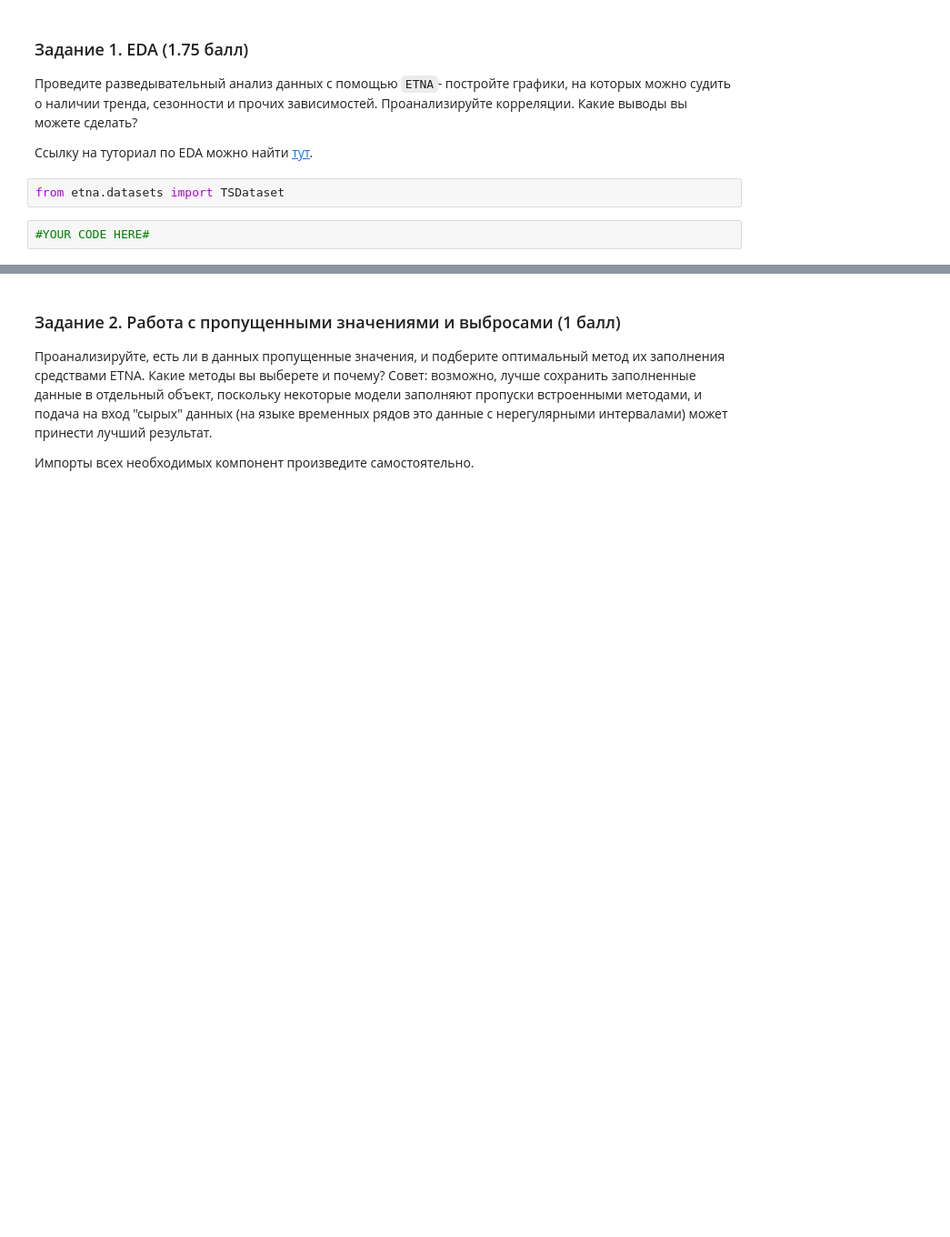
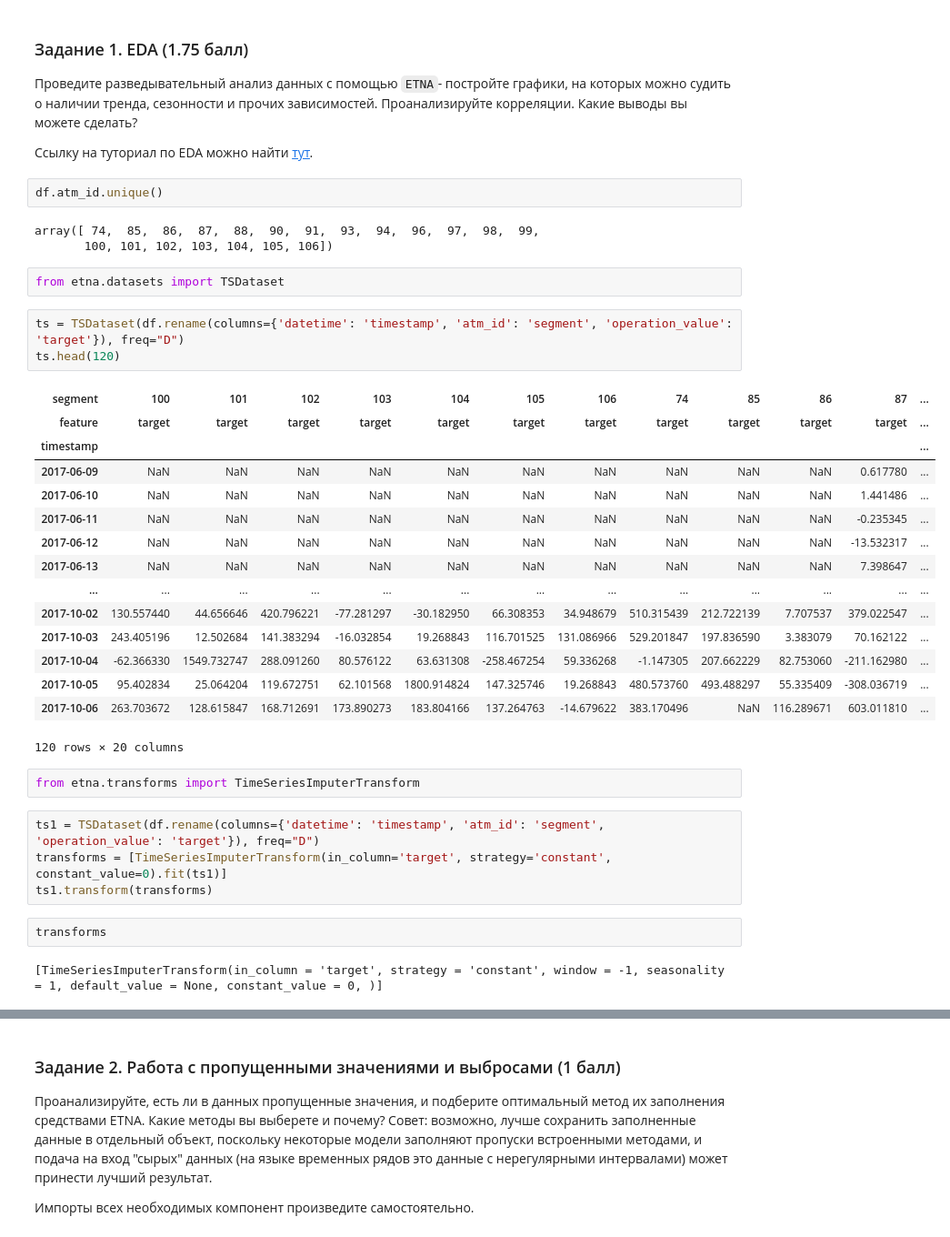
Before and after one commit to evslou/DS, a Jupyter notebook: DAA/HW3_ts.ipynb, the cells around one changed output, grey strips where cells are left out. Shown at 91% size. Cells and saved outputs as stored; diff of their text form; blank space fills up the shorter version.

```diff
--- a/DAA/HW3_ts.ipynb
+++ b/DAA/HW3_ts.ipynb
@@ -52,7 +57,39 @@ df.head()
 Проведите разведывательный анализ данных с помощью `ETNA`- постройте графики, на которых можно судить о наличии тренда, сезонности и прочих зависимостей. Проанализируйте корреляции. Какие выводы вы можете сделать?
 
 Ссылку на туториал по EDA можно найти [тут](https://docs.etna.ai/stable/tutorials/103-EDA.html#EDA).
+# %%
+df.atm_id.unique()
+# %% [output]
+array([ 74,  85,  86,  87,  88,  90,  91,  93,  94,  96,  97,  98,  99,
+       100, 101, 102, 103, 104, 105, 106])
 # %%
 from etna.datasets import TSDataset
-# %%
-#YOUR CODE HERE#
+# %%
+ts = TSDataset(df.rename(columns={'datetime': 'timestamp', 'atm_id': 'segment', 'operation_value': 'target'}), freq="D")
+ts.head(120)
+# %% [output]
+| segment | 100 | 101 | 102 | 103 | 104 | 105 | 106 | 74 | 85 | 86 | 87 | ... |
+| feature | target | target | target | target | target | target | target | target | target | target | target | ... |
+| timestamp |  |  |  |  |  |  |  |  |  |  |  | ... |
+| 2017-06-09 | NaN | NaN | NaN | NaN | NaN | NaN | NaN | NaN | NaN | NaN | 0.617780 | ... |
+| 2017-06-10 | NaN | NaN | NaN | NaN | NaN | NaN | NaN | NaN | NaN | NaN | 1.441486 | ... |
+| 2017-06-11 | NaN | NaN | NaN | NaN | NaN | NaN | NaN | NaN | NaN | NaN | -0.235345 | ... |
+| 2017-06-12 | NaN | NaN | NaN | NaN | NaN | NaN | NaN | NaN | NaN | NaN | -13.532317 | ... |
+| 2017-06-13 | NaN | NaN | NaN | NaN | NaN | NaN | NaN | NaN | NaN | NaN | 7.398647 | ... |
+| ... | ... | ... | ... | ... | ... | ... | ... | ... | ... | ... | ... | ... |
+| 2017-10-02 | 130.557440 | 44.656646 | 420.796221 | -77.281297 | -30.182950 | 66.308353 | 34.948679 | 510.315439 | 212.722139 | 7.707537 | 379.022547 | ... |
+| 2017-10-03 | 243.405196 | 12.502684 | 141.383294 | -16.032854 | 19.268843 | 116.701525 | 131.086966 | 529.201847 | 197.836590 | 3.383079 | 70.162122 | ... |
+| 2017-10-04 | -62.366330 | 1549.732747 | 288.091260 | 80.576122 | 63.631308 | -258.467254 | 59.336268 | -1.147305 | 207.662229 | 82.753060 | -211.162980 | ... |
+| 2017-10-05 | 95.402834 | 25.064204 | 119.672751 | 62.101568 | 1800.914824 | 147.325746 | 19.268843 | 480.573760 | 493.488297 | 55.335409 | -308.036719 | ... |
+| 2017-10-06 | 263.703672 | 128.615847 | 168.712691 | 173.890273 | 183.804166 | 137.264763 | -14.679622 | 383.170496 | NaN | 116.289671 | 603.011810 | ... |
+120 rows × 20 columns
+# %%
+from etna.transforms import TimeSeriesImputerTransform
+# %%
+ts1 = TSDataset(df.rename(columns={'datetime': 'timestamp', 'atm_id': 'segment', 'operation_value': 'target'}), freq="D")
+transforms = [TimeSeriesImputerTransform(in_column='target', strategy='constant', constant_value=0).fit(ts1)]
+ts1.transform(transforms)
+# %%
+transforms
+# %% [output]
+[TimeSeriesImputerTransform(in_column = 'target', strategy = 'constant', window = -1, seasonality = 1, default_value = None, constant_value = 0, )]
```
Also changed, not shown: parts of 23 cells of this notebook, 7 other files.
